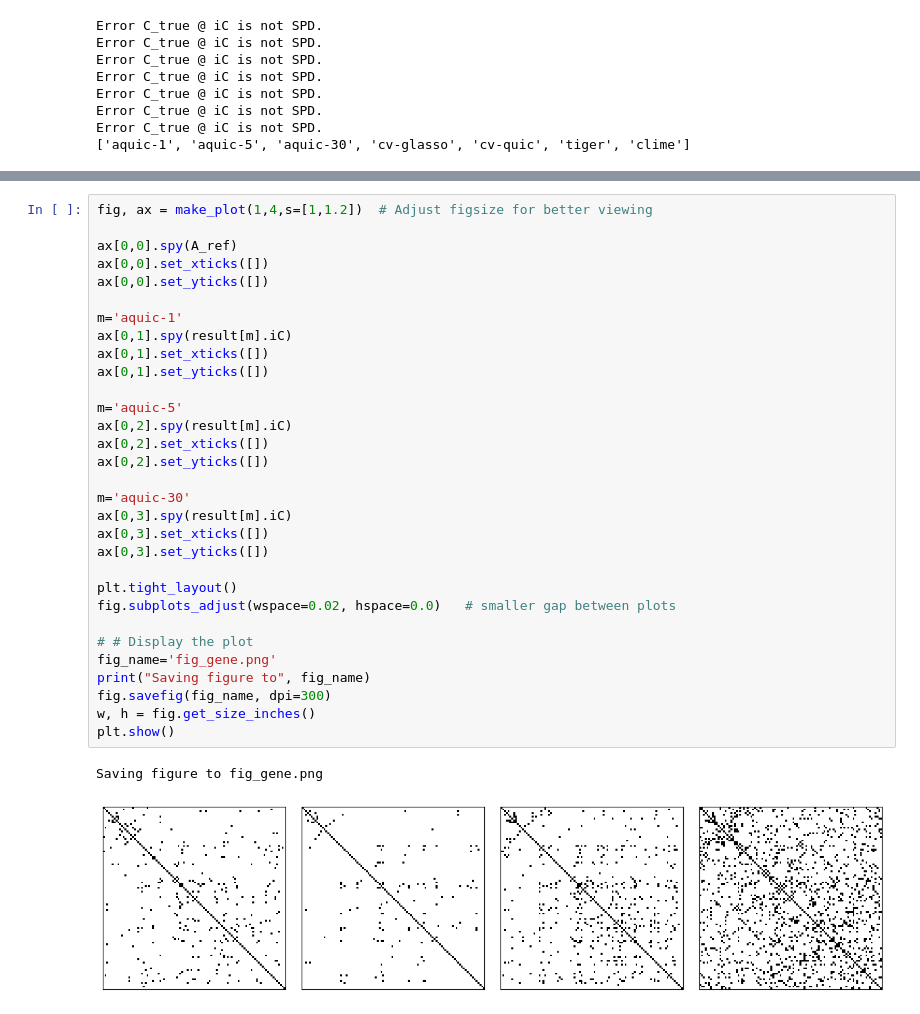
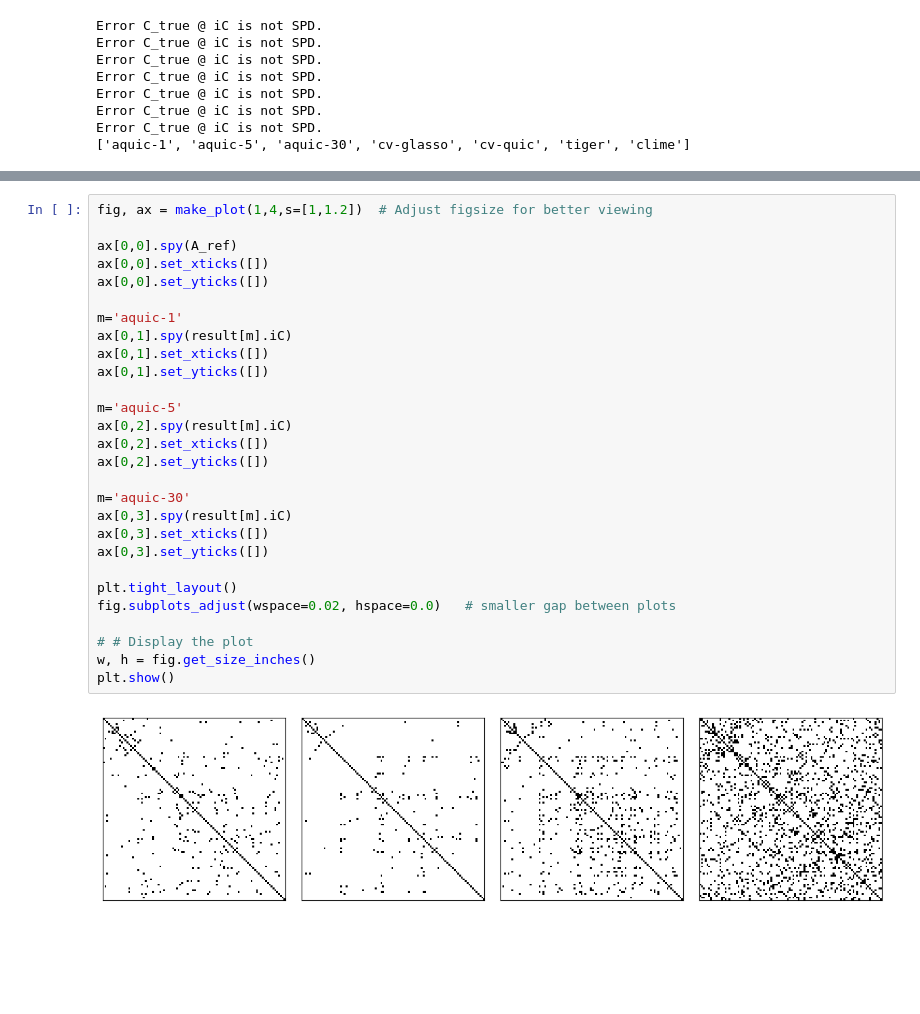
Before and after one commit to aefty/aquic, a Jupyter notebook: test_app_gene.ipynb, the cells around one changed output, grey strips where cells are left out. Drawn from its saved outputs; the diff is of its cells as text; blank space fills up the shorter version.

```diff
--- a/test_app_gene.ipynb
+++ b/test_app_gene.ipynb
@@ -142,34 +136,30 @@ metrics_to_df(results_metrics)
 # %%
 fig, ax = make_plot(1,4,s=[1,1.2])  # Adjust figsize for better viewing
 
 ax[0,0].spy(A_ref)
 ax[0,0].set_xticks([])
 ax[0,0].set_yticks([])
 
 m='aquic-1'
 ax[0,1].spy(result[m].iC)
 ax[0,1].set_xticks([])
 ax[0,1].set_yticks([])
 
 m='aquic-5'
 ax[0,2].spy(result[m].iC)
 ax[0,2].set_xticks([])
 ax[0,2].set_yticks([])
 
 m='aquic-30'
 ax[0,3].spy(result[m].iC)
 ax[0,3].set_xticks([])
 ax[0,3].set_yticks([])
 
 plt.tight_layout()
 fig.subplots_adjust(wspace=0.02, hspace=0.0)   # smaller gap between plots
 
 # # Display the plot
-fig_name='fig_gene.png'
-print("Saving figure to", fig_name)
-fig.savefig(fig_name, dpi=300)
 w, h = fig.get_size_inches()
 plt.show()
 # %% [output]
-Saving figure to fig_gene.png
-[figure, old version]
+[figure, new version]
```
Also changed, not shown: parts of 2 cells of this notebook, 30 other files.
